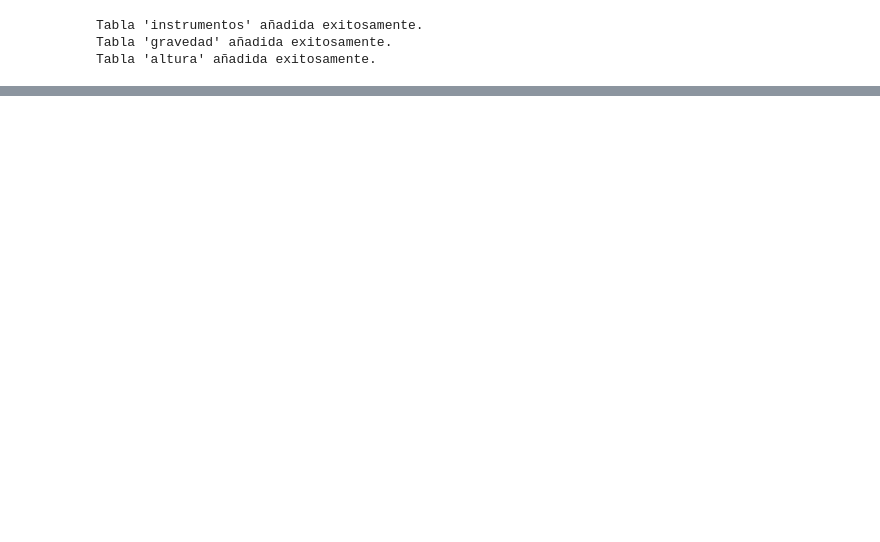
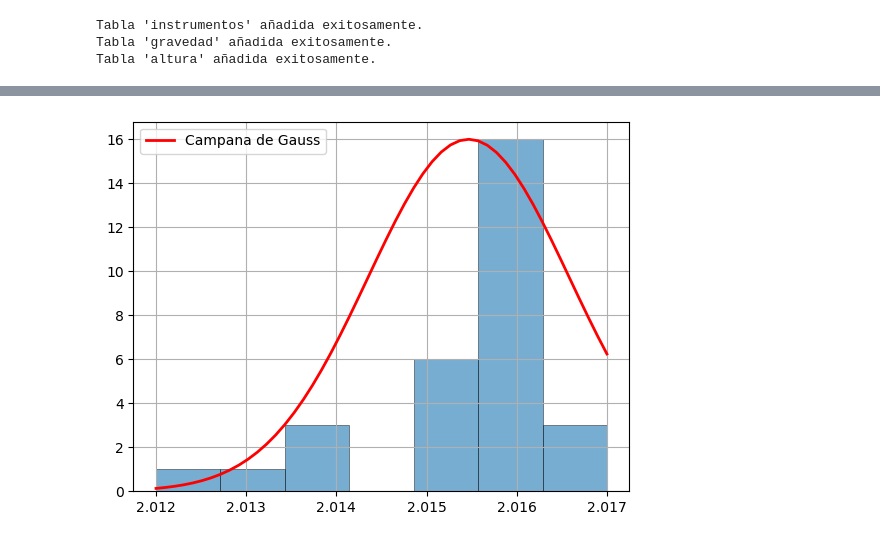
Before and after one commit to Pelka/physics_projects, a Jupyter notebook: practica_3/lab_3.ipynb, the cells around one changed output, grey strips where cells are left out. Drawn from its saved outputs; the diff is of its cells as text; code cells hidden in the pictures; blank space fills up the shorter version.

```diff
--- a/practica_3/lab_3.ipynb
+++ b/practica_3/lab_3.ipynb
@@ -209,0 +239,4 @@ instrumentos
+# %%
+histogram(lab.tables["instrumentos"]["data"]["fotocompuerta"], "Fotocompuerta")
+# %% [output]
+[figure, added]
```
Also changed, not shown: parts of 14 cells of this notebook, 7 other files.
